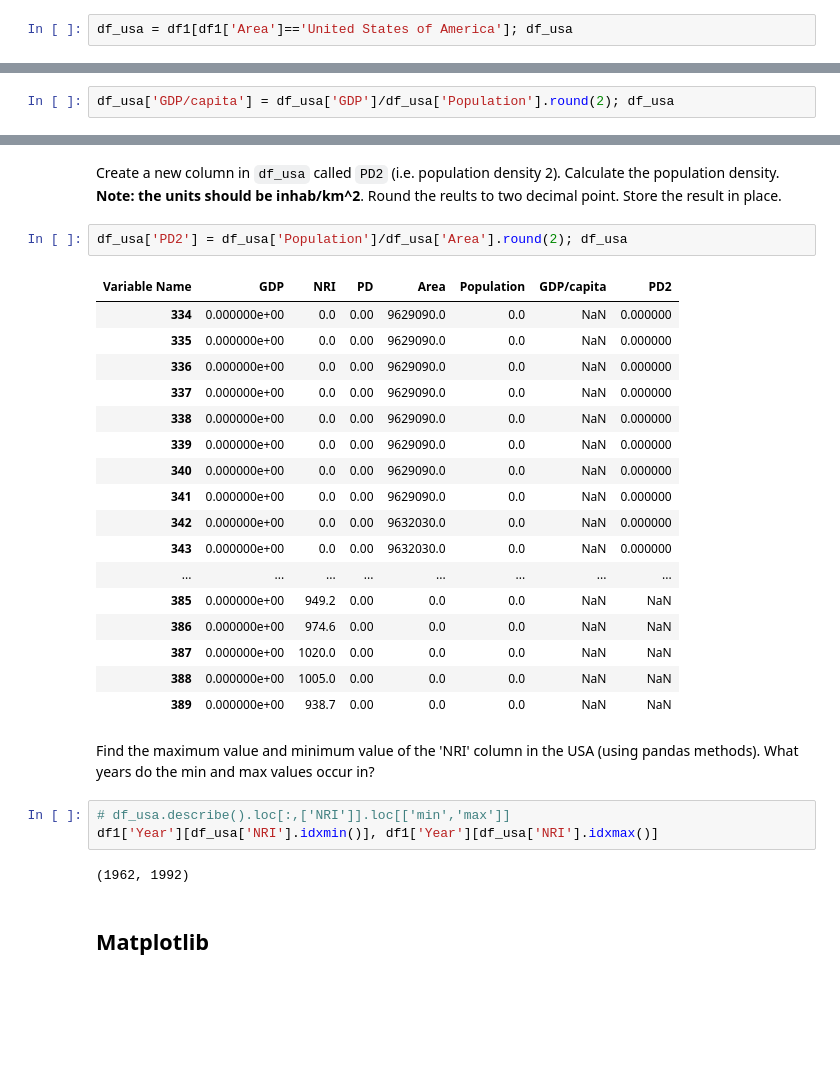
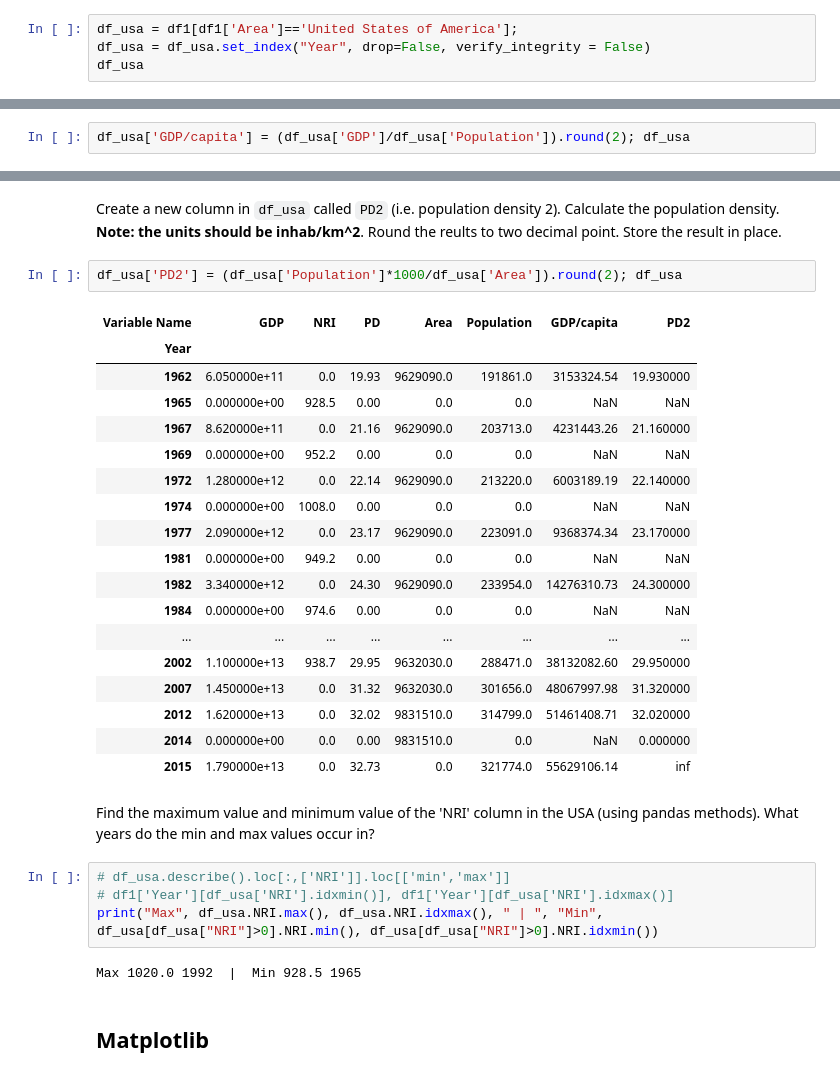
Before and after one commit to AshisGhosh/ashisghosh_data_x_s18, a Jupyter notebook: hw/hw1/Data-X HW1 Sp18.ipynb, the cells around one changed output, grey strips where cells are left out. Cells and saved outputs as stored; diff of their text form; blank space fills up the shorter version.

```diff
--- a/hw/hw1/Data-X HW1 Sp18.ipynb
+++ b/hw/hw1/Data-X HW1 Sp18.ipynb
@@ -444,6 +440,8 @@ dftemp['Year'][dftemp['Variable Name']=='National Rainfall Index (NRI)'][dftemp[
 Get all the rows of df1 (from the preprocessed data section of this notebook) where the `Area` is `United States of America` and store that into a new dataframe called `df_usa`. Set the indices of the this dataframe to be the `Year` column.
 *Hint: Use .set_index()*
 # %%
-df_usa = df1[df1['Area']=='United States of America']; df_usa
+df_usa = df1[df1['Area']=='United States of America'];
+df_usa = df_usa.set_index("Year", drop=False, verify_integrity = False)
+df_usa
 # %% [output]
 |  | Area | Variable Name | Year | Value |
@@ -552,6 +554,6 @@ df_usa.loc[:,['Area']]*=10;df_usa
 # %% [markdown]
 Create a new column in `df_usa` called `GDP/capita` and populate it with the calculated GDP per capita. Round the results to two decimal points. Store the result in place.
 # %%
-df_usa['GDP/capita'] = df_usa['GDP']/df_usa['Population'].round(2); df_usa
+df_usa['GDP/capita'] = (df_usa['GDP']/df_usa['Population']).round(2); df_usa
 # %% [output]
 | Variable Name | GDP | NRI | PD | Area | Population | GDP/capita |
@@ -574,32 +577,34 @@ df_usa['GDP/capita'] = df_usa['GDP']/df_usa['Population'].round(2); df_usa
 # %% [markdown]
 Create a new column in `df_usa` called `PD2` (i.e. population density 2). Calculate the population density. **Note: the units should be inhab/km^2**. Round the reults to two decimal point. Store the result in place.
 # %%
-df_usa['PD2'] = df_usa['Population']/df_usa['Area'].round(2); df_usa
+df_usa['PD2'] = (df_usa['Population']*1000/df_usa['Area']).round(2); df_usa
 # %% [output]
 | Variable Name | GDP | NRI | PD | Area | Population | GDP/capita | PD2 |
-| 334 | 0.000000e+00 | 0.0 | 0.00 | 9629090.0 | 0.0 | NaN | 0.000000 |
-| 335 | 0.000000e+00 | 0.0 | 0.00 | 9629090.0 | 0.0 | NaN | 0.000000 |
-| 336 | 0.000000e+00 | 0.0 | 0.00 | 9629090.0 | 0.0 | NaN | 0.000000 |
-| 337 | 0.000000e+00 | 0.0 | 0.00 | 9629090.0 | 0.0 | NaN | 0.000000 |
-| 338 | 0.000000e+00 | 0.0 | 0.00 | 9629090.0 | 0.0 | NaN | 0.000000 |
-| 339 | 0.000000e+00 | 0.0 | 0.00 | 9629090.0 | 0.0 | NaN | 0.000000 |
-| 340 | 0.000000e+00 | 0.0 | 0.00 | 9629090.0 | 0.0 | NaN | 0.000000 |
-| 341 | 0.000000e+00 | 0.0 | 0.00 | 9629090.0 | 0.0 | NaN | 0.000000 |
-| 342 | 0.000000e+00 | 0.0 | 0.00 | 9632030.0 | 0.0 | NaN | 0.000000 |
-| 343 | 0.000000e+00 | 0.0 | 0.00 | 9632030.0 | 0.0 | NaN | 0.000000 |
+| Year |  |  |  |  |  |  |  |
+| 1962 | 6.050000e+11 | 0.0 | 19.93 | 9629090.0 | 191861.0 | 3153324.54 | 19.930000 |
+| 1965 | 0.000000e+00 | 928.5 | 0.00 | 0.0 | 0.0 | NaN | NaN |
+| 1967 | 8.620000e+11 | 0.0 | 21.16 | 9629090.0 | 203713.0 | 4231443.26 | 21.160000 |
+| 1969 | 0.000000e+00 | 952.2 | 0.00 | 0.0 | 0.0 | NaN | NaN |
+| 1972 | 1.280000e+12 | 0.0 | 22.14 | 9629090.0 | 213220.0 | 6003189.19 | 22.140000 |
+| 1974 | 0.000000e+00 | 1008.0 | 0.00 | 0.0 | 0.0 | NaN | NaN |
+| 1977 | 2.090000e+12 | 0.0 | 23.17 | 9629090.0 | 223091.0 | 9368374.34 | 23.170000 |
+| 1981 | 0.000000e+00 | 949.2 | 0.00 | 0.0 | 0.0 | NaN | NaN |
+| 1982 | 3.340000e+12 | 0.0 | 24.30 | 9629090.0 | 233954.0 | 14276310.73 | 24.300000 |
+| 1984 | 0.000000e+00 | 974.6 | 0.00 | 0.0 | 0.0 | NaN | NaN |
 | ... | ... | ... | ... | ... | ... | ... | ... |
-| 385 | 0.000000e+00 | 949.2 | 0.00 | 0.0 | 0.0 | NaN | NaN |
-| 386 | 0.000000e+00 | 974.6 | 0.00 | 0.0 | 0.0 | NaN | NaN |
-| 387 | 0.000000e+00 | 1020.0 | 0.00 | 0.0 | 0.0 | NaN | NaN |
-| 388 | 0.000000e+00 | 1005.0 | 0.00 | 0.0 | 0.0 | NaN | NaN |
-| 389 | 0.000000e+00 | 938.7 | 0.00 | 0.0 | 0.0 | NaN | NaN |
+| 2002 | 1.100000e+13 | 938.7 | 29.95 | 9632030.0 | 288471.0 | 38132082.60 | 29.950000 |
+| 2007 | 1.450000e+13 | 0.0 | 31.32 | 9632030.0 | 301656.0 | 48067997.98 | 31.320000 |
+| 2012 | 1.620000e+13 | 0.0 | 32.02 | 9831510.0 | 314799.0 | 51461408.71 | 32.020000 |
+| 2014 | 0.000000e+00 | 0.0 | 0.00 | 9831510.0 | 0.0 | NaN | 0.000000 |
+| 2015 | 1.790000e+13 | 0.0 | 32.73 | 0.0 | 321774.0 | 55629106.14 | inf |
 # %% [markdown]
 Find the maximum value and minimum value of the 'NRI' column in the USA (using pandas methods). What years do the min and max values occur in?
 # %%
 # df_usa.describe().loc[:,['NRI']].loc[['min','max']]
-df1['Year'][df_usa['NRI'].idxmin()], df1['Year'][df_usa['NRI'].idxmax()]
+# df1['Year'][df_usa['NRI'].idxmin()], df1['Year'][df_usa['NRI'].idxmax()]
+print("Max", df_usa.NRI.max(), df_usa.NRI.idxmax(), " | ", "Min", df_usa[df_usa["NRI"]>0].NRI.min(), df_usa[df_usa["NRI"]>0].NRI.idxmin())
 # %% [output]
-(1962, 1992)
+Max 1020.0 1992  |  Min 928.5 1965
 # %% [markdown]
 ## Matplotlib
 # %% [markdown]
```
Also changed, not shown: parts of 16 cells of this notebook, 1 other file.
